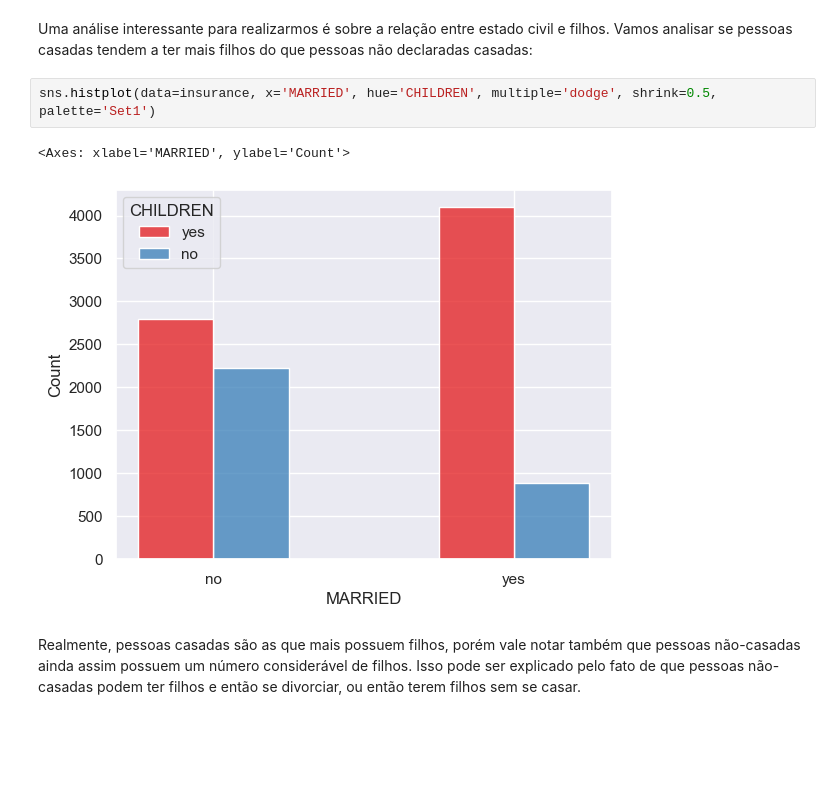
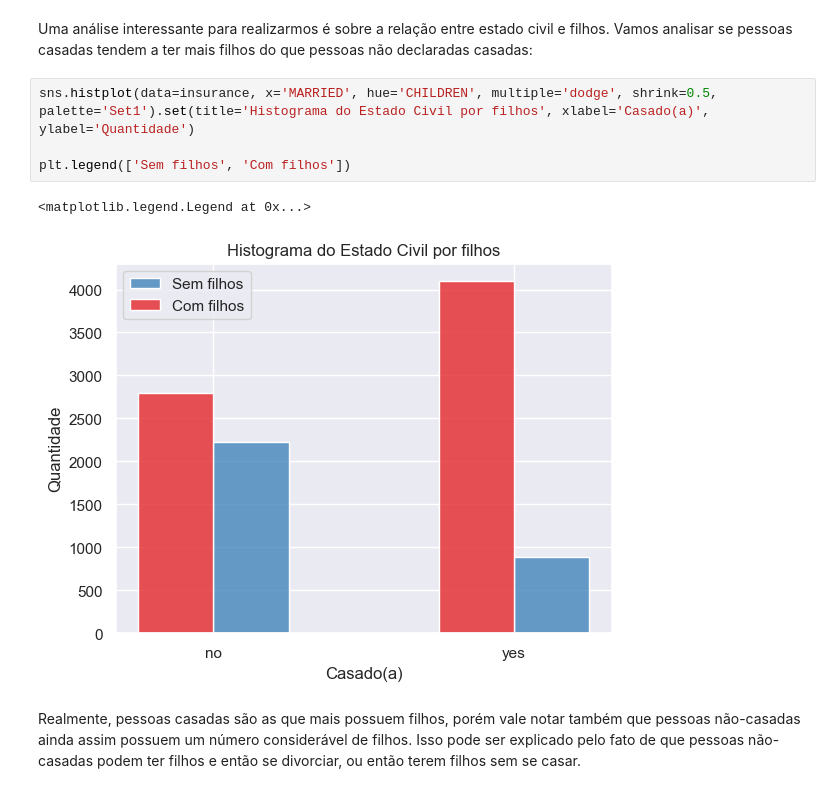
Before and after one commit to AlexsanderBenatti/Turing-case, a Jupyter notebook: Análise I/analise_e_modelos.ipynb, the cells around one changed output. Cells and saved outputs as stored; diff of their text form; blank space fills up the shorter version.

```diff
--- a/Análise I/analise_e_modelos.ipynb
+++ b/Análise I/analise_e_modelos.ipynb
@@ -538,10 +552,12 @@ Text(0.5, 1.0, 'Histograma do estado civil')
 # %% [markdown]
 Uma análise interessante para realizarmos é sobre a relação entre estado civil e filhos. Vamos analisar se pessoas casadas tendem a ter mais filhos do que pessoas não declaradas casadas:
 # %%
-sns.histplot(data=insurance, x='MARRIED', hue='CHILDREN', multiple='dodge', shrink=0.5, palette='Set1')
+sns.histplot(data=insurance, x='MARRIED', hue='CHILDREN', multiple='dodge', shrink=0.5, palette='Set1').set(title='Histograma do Estado Civil por filhos', xlabel='Casado(a)', ylabel='Quantidade')
+
+plt.legend(['Sem filhos', 'Com filhos'])
 # %% [output]
-<Axes: xlabel='MARRIED', ylabel='Count'>
+<matplotlib.legend.Legend at 0x...>
-[figure, old version]
+[figure, new version]
 # %% [markdown]
 Realmente, pessoas casadas são as que mais possuem filhos, porém vale notar também que pessoas não-casadas ainda assim possuem um número considerável de filhos. Isso pode ser explicado pelo fato de que pessoas não-casadas podem ter filhos e então se divorciar, ou então terem filhos sem se casar.
 # %% [markdown]
```
Also changed, not shown: parts of 44 cells of this notebook.
